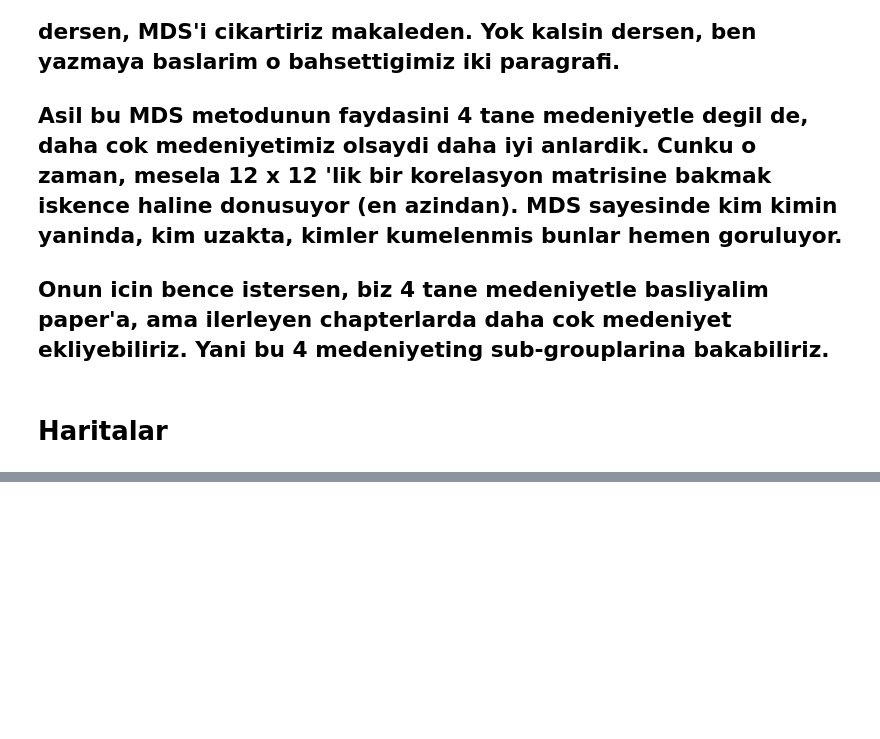
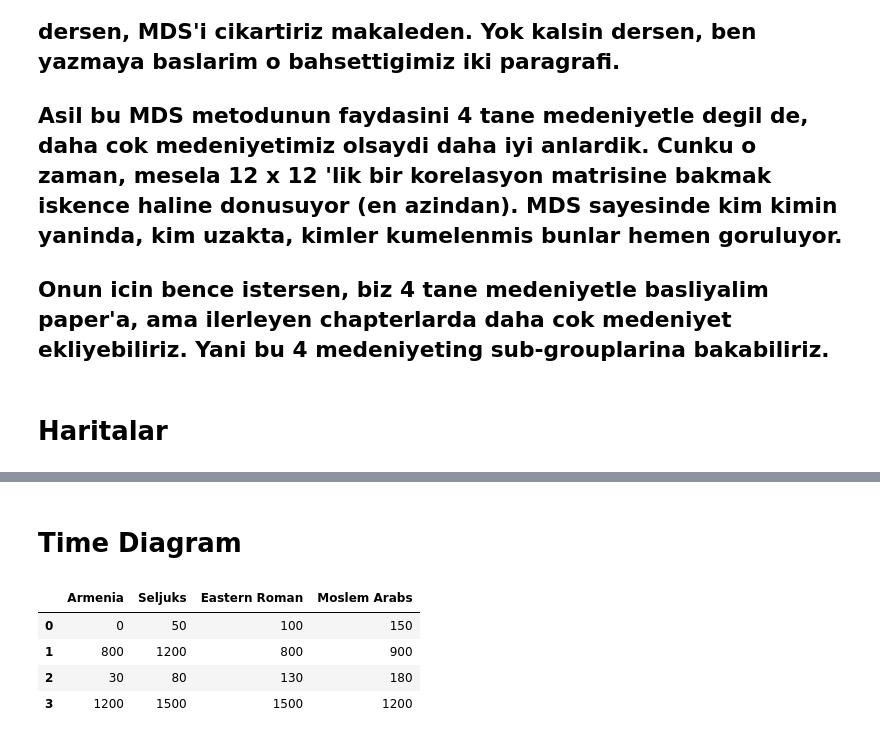
Before and after one commit to selimonat/ornament_symmgroups, a Jupyter notebook: CorrelationAnalysis.ipynb, the cells around one changed output, grey strips where cells are left out. Drawn from its saved outputs; the diff is of its cells as text; code cells hidden in the pictures; blank space fills up the shorter version.

Commit message:
maps worked, added time panel

```diff
--- a/CorrelationAnalysis.ipynb
+++ b/CorrelationAnalysis.ipynb
@@ -251,2 +239,18 @@ this_map
 # %% [output]
 [interactive output not drawn]
+# %% [markdown]
+# Time Diagram
+# %%
+next = 50
+thick = 30
+df = pd.DataFrame.from_dict({"Armenia" : [0,800,0+thick,1200],
+                             "Seljuks":[0+next,1200,0+next+thick,1500],
+                             "Eastern Roman" : [0+next*2,800,0+next*2+thick,1500],
+                             "Moslem Arabs": [0+next*3,900,0+next*3+thick,1200]})
+df
+# %% [output]
+|  | Armenia | Seljuks | Eastern Roman | Moslem Arabs |
+| 0 | 0 | 50 | 100 | 150 |
+| 1 | 800 | 1200 | 800 | 900 |
+| 2 | 30 | 80 | 130 | 180 |
+| 3 | 1200 | 1500 | 1500 | 1200 |
```
Also changed, not shown: parts of 5 cells of this notebook, 1 other file.
